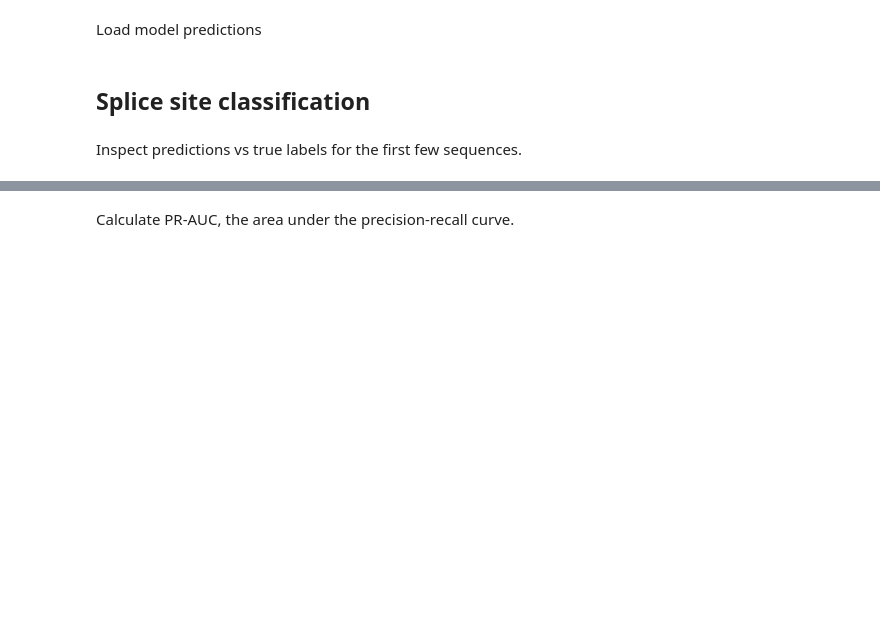
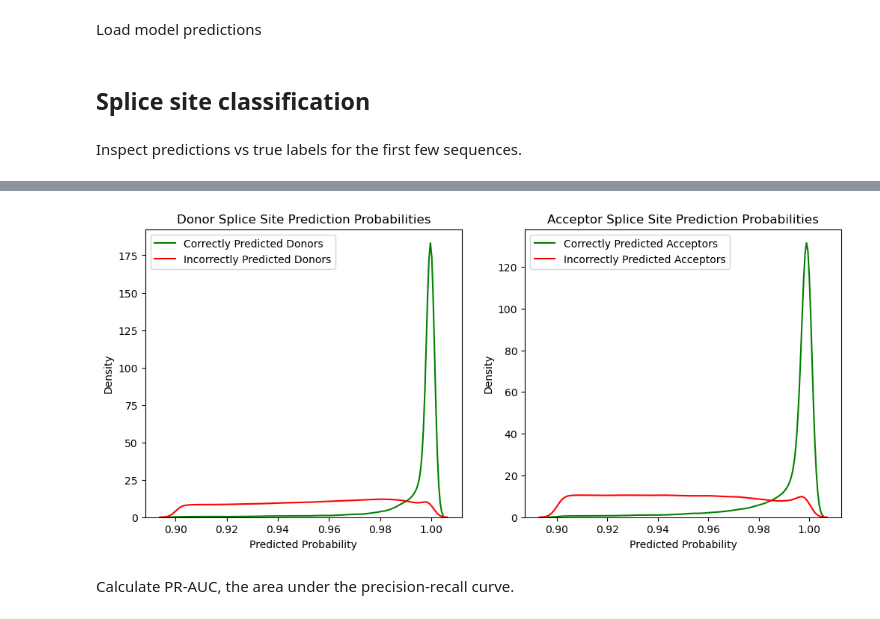
Before and after one commit to anamariaelek/splicevo, a Jupyter notebook: notebooks/model_evaluation.ipynb, the cells around one changed output, grey strips where cells are left out. Cells and saved outputs as stored; diff of their text form; code cells hidden in the pictures; blank space fills up the shorter version.

```diff
--- a/notebooks/model_evaluation.ipynb
+++ b/notebooks/model_evaluation.ipynb
@@ -100,3 +132,39 @@ Sequence 2, position 13:
+# %%
+%matplotlib inline
+
+# Modify predicted labels so that, among predicted positives, only those with prob > 0.9 are kept as positives
+# otherwise change to negative (0)
+
+high_confidence_mask = np.zeros_like(pred_labels, dtype=bool)
+high_confidence_mask[(pred_labels == 1) & (pred_probs[:, :, 1] > 0.9)] = True
+high_confidence_mask[(pred_labels == 2) & (pred_probs[:, :, 2] > 0.9)] = True
+pred_labels_high_conf = np.where(high_confidence_mask, pred_labels, 0)
+
+correct_donor_probs = pred_probs[(true_labels == 1) & (pred_labels_high_conf == 1), 1]
+incorrect_donor_probs = pred_probs[(true_labels != 1) & (pred_labels_high_conf == 1), 1]
+correct_acceptor_probs = pred_probs[(true_labels == 2) & (pred_labels_high_conf == 2), 2]
+incorrect_acceptor_probs = pred_probs[(true_labels != 2) & (pred_labels_high_conf == 2), 2]
+
+import matplotlib.pyplot as plt
+import seaborn as sns
+plt.figure(figsize=(12, 5))
+plt.subplot(1, 2, 1)
+sns.kdeplot(correct_donor_probs, label='Correctly Predicted Donors', color='g')
+sns.kdeplot(incorrect_donor_probs, label='Incorrectly Predicted Donors', color='r')
+plt.title('Donor Splice Site Prediction Probabilities')
+plt.xlabel('Predicted Probability')
+plt.ylabel('Density')
+plt.legend()
+plt.subplot(1, 2, 2)
+sns.kdeplot(correct_acceptor_probs, label='Correctly Predicted Acceptors', color='g')
+sns.kdeplot(incorrect_acceptor_probs, label='Incorrectly Predicted Acceptors', color='r')
+plt.title('Acceptor Splice Site Prediction Probabilities')
+plt.xlabel('Predicted Probability')
+plt.ylabel('Density')
+plt.legend()
+plt.show()
+# %% [output]
+[figure, added]
 # %% [markdown]
 Calculate PR-AUC, the area under the precision-recall curve.
 # %%
```
Also changed, not shown: parts of 14 cells of this notebook, 10 other files.
